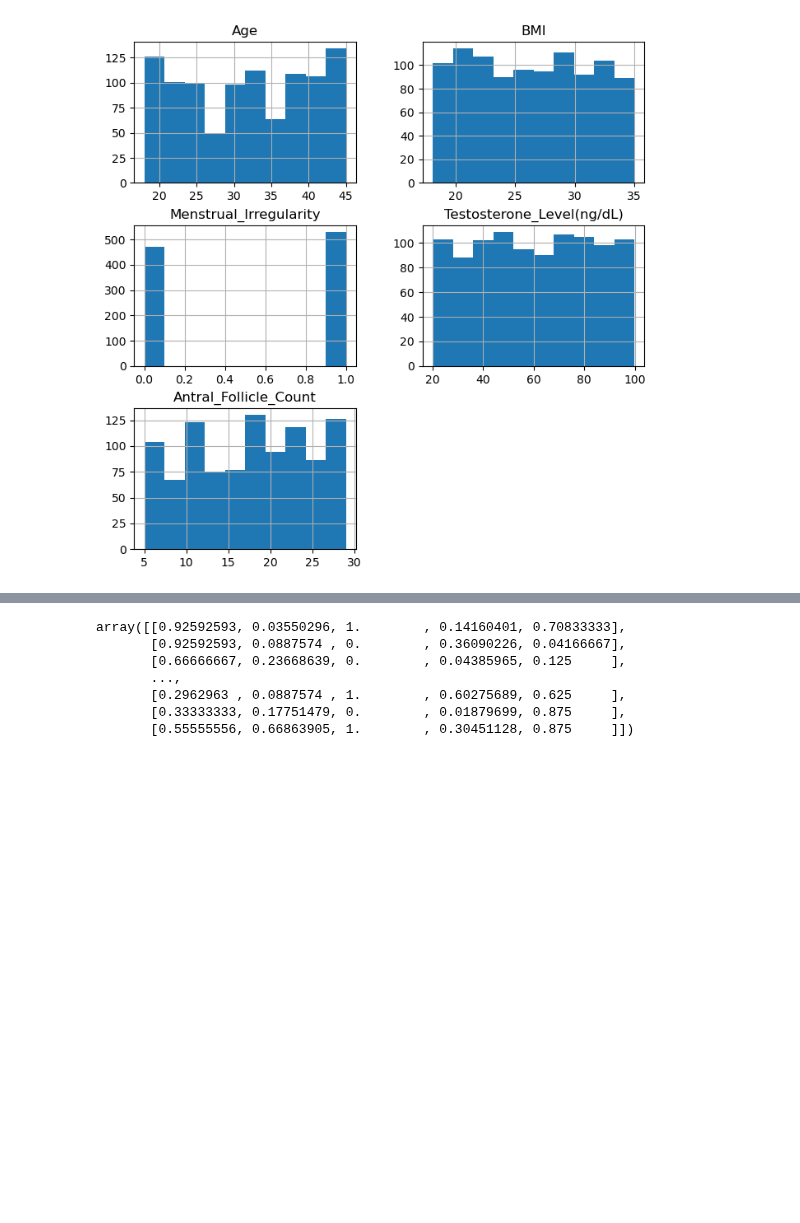
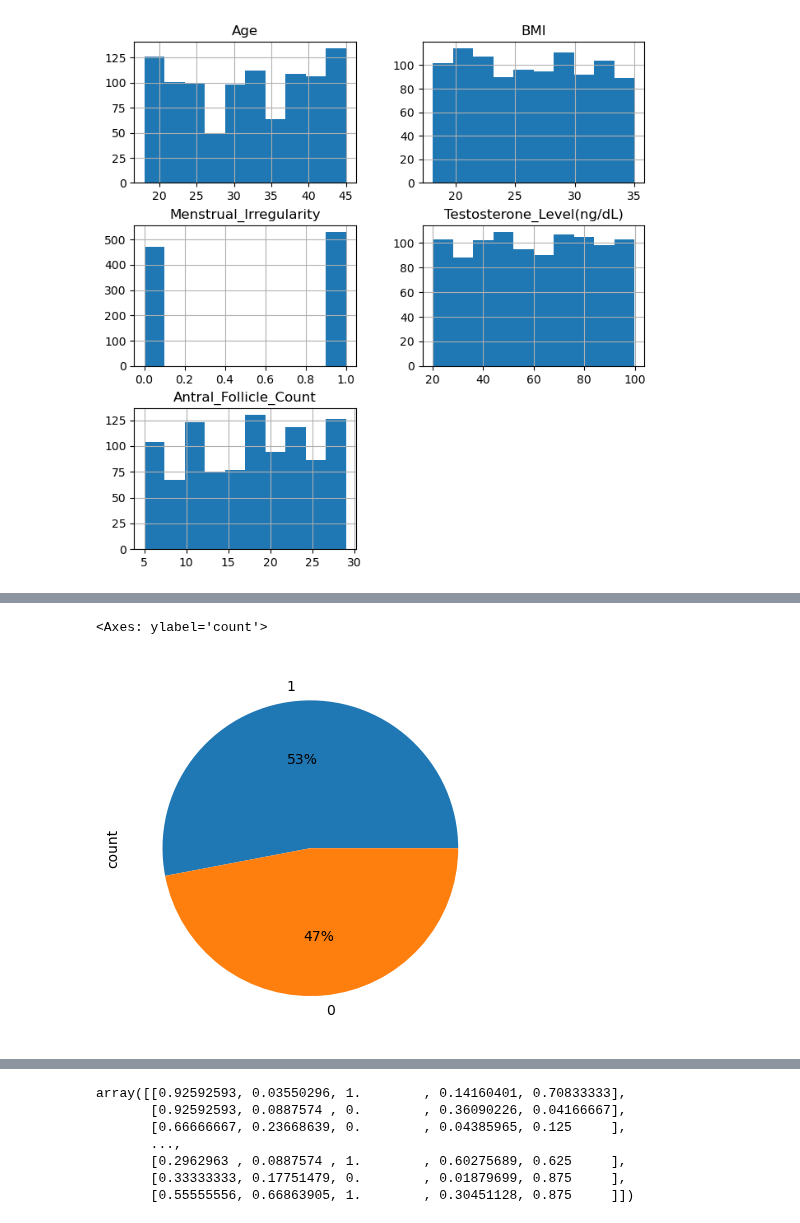
Before and after one commit to Parmida79/baldr, a Jupyter notebook: data/has_pcos_predictor.ipynb, the cells around one changed output, grey strips where cells are left out. Cells and saved outputs as stored; diff of their text form; code cells hidden in the pictures; blank space fills up the shorter version.

```diff
--- a/data/has_pcos_predictor.ipynb
+++ b/data/has_pcos_predictor.ipynb
@@ -82,0 +124,5 @@ array([[<Axes: title={'center': 'Age'}>, <Axes: title={'center': 'BMI'}>],
+# %%
+pcos_dataset['Menstrual_Irregularity'].value_counts().plot(kind='pie',autopct='%1.0f%%')
+# %% [output]
+<Axes: ylabel='count'>
+[figure, added]
```
Also changed, not shown: parts of 20 cells of this notebook.
